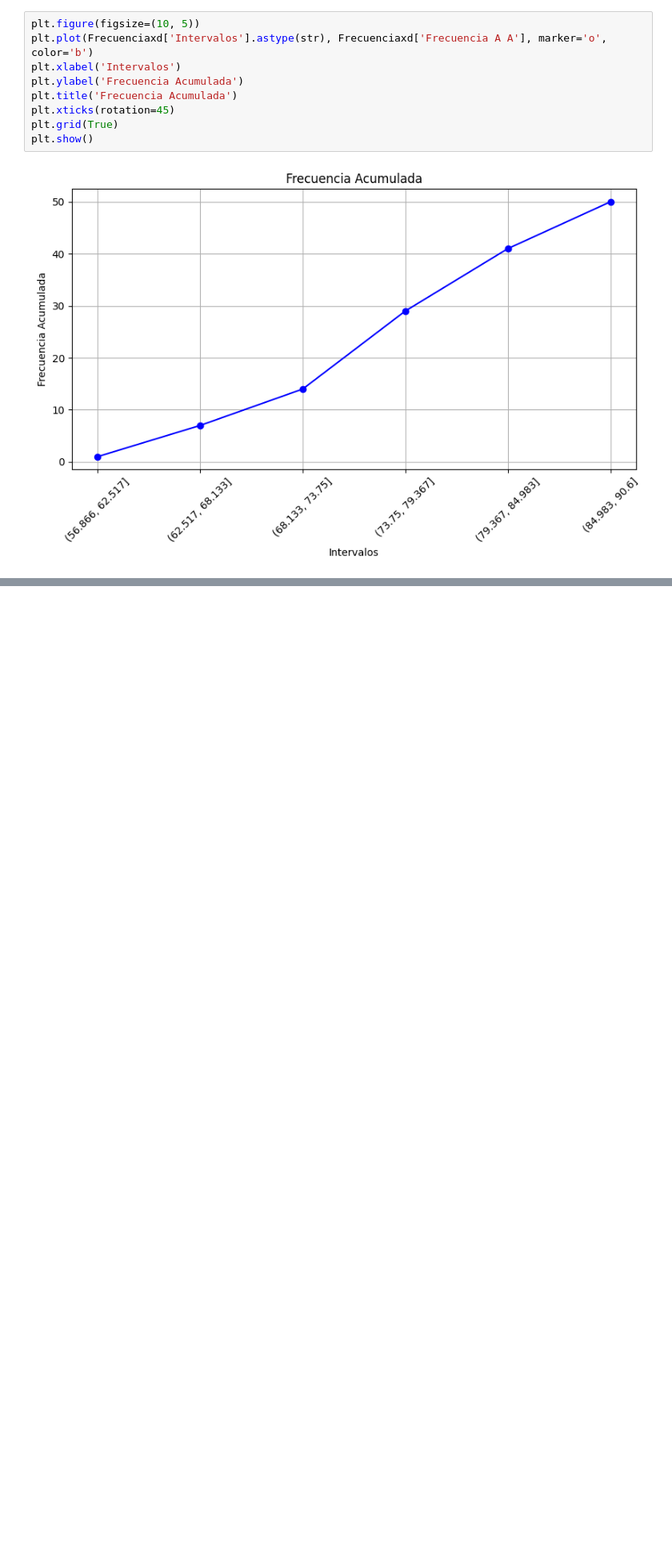
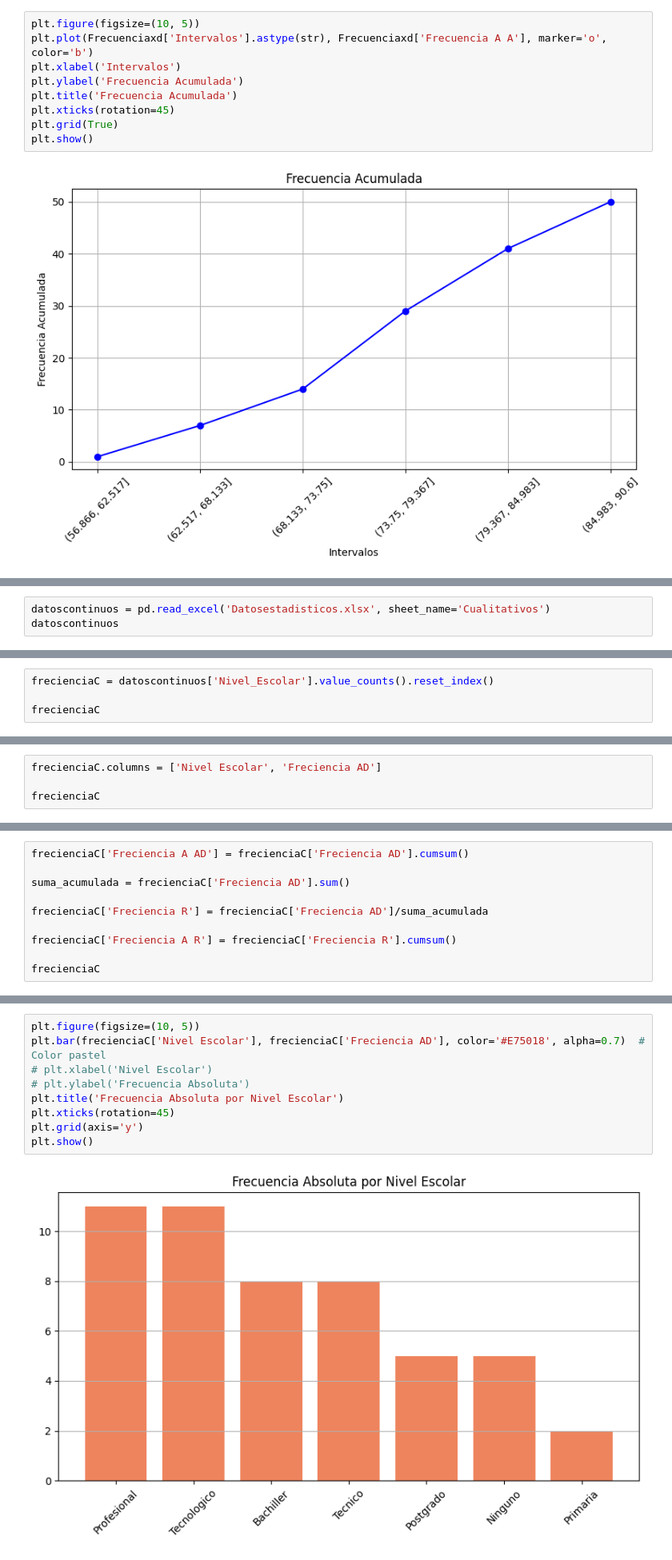
Before and after one commit to DarkKing516/MachineLearning, a Jupyter notebook: clase_random/estadistica.ipynb, the cells around one changed output, grey strips where cells are left out. Shown at 80% size. Drawn from its saved outputs; the diff is of its cells as text; blank space fills up the shorter version.

```diff
--- a/clase_random/estadistica.ipynb
+++ b/clase_random/estadistica.ipynb
@@ -264,0 +267,3 @@ plt.show()
+# %%
+datoscontinuos = pd.read_excel('Datosestadisticos.xlsx', sheet_name='Cualitativos')
+datoscontinuos
@@ -264,0 +288,4 @@ plt.show()
+# %%
+frecienciaC = datoscontinuos['Nivel_Escolar'].value_counts().reset_index()
+
+frecienciaC
@@ -264,0 +301,4 @@ plt.show()
+# %%
+frecienciaC.columns = ['Nivel Escolar', 'Freciencia AD']
+
+frecienciaC
@@ -264,0 +314,10 @@ plt.show()
+# %%
+frecienciaC['Freciencia A AD'] = frecienciaC['Freciencia AD'].cumsum()
+
+suma_acumulada = frecienciaC['Freciencia AD'].sum()
+
+frecienciaC['Freciencia R'] = frecienciaC['Freciencia AD']/suma_acumulada
+
+frecienciaC['Freciencia A R'] = frecienciaC['Freciencia R'].cumsum()
+
+frecienciaC
@@ -264,0 +351,11 @@ plt.show()
+# %%
+plt.figure(figsize=(10, 5))
+plt.bar(frecienciaC['Nivel Escolar'], frecienciaC['Freciencia AD'], color='#E75018', alpha=0.7)  # Color pastel
+# plt.xlabel('Nivel Escolar')
+# plt.ylabel('Frecuencia Absoluta')
+plt.title('Frecuencia Absoluta por Nivel Escolar')
+plt.xticks(rotation=45)
+plt.grid(axis='y')
+plt.show()
+# %% [output]
+[figure, added]
```
Also changed, not shown: parts of 12 cells of this notebook.
